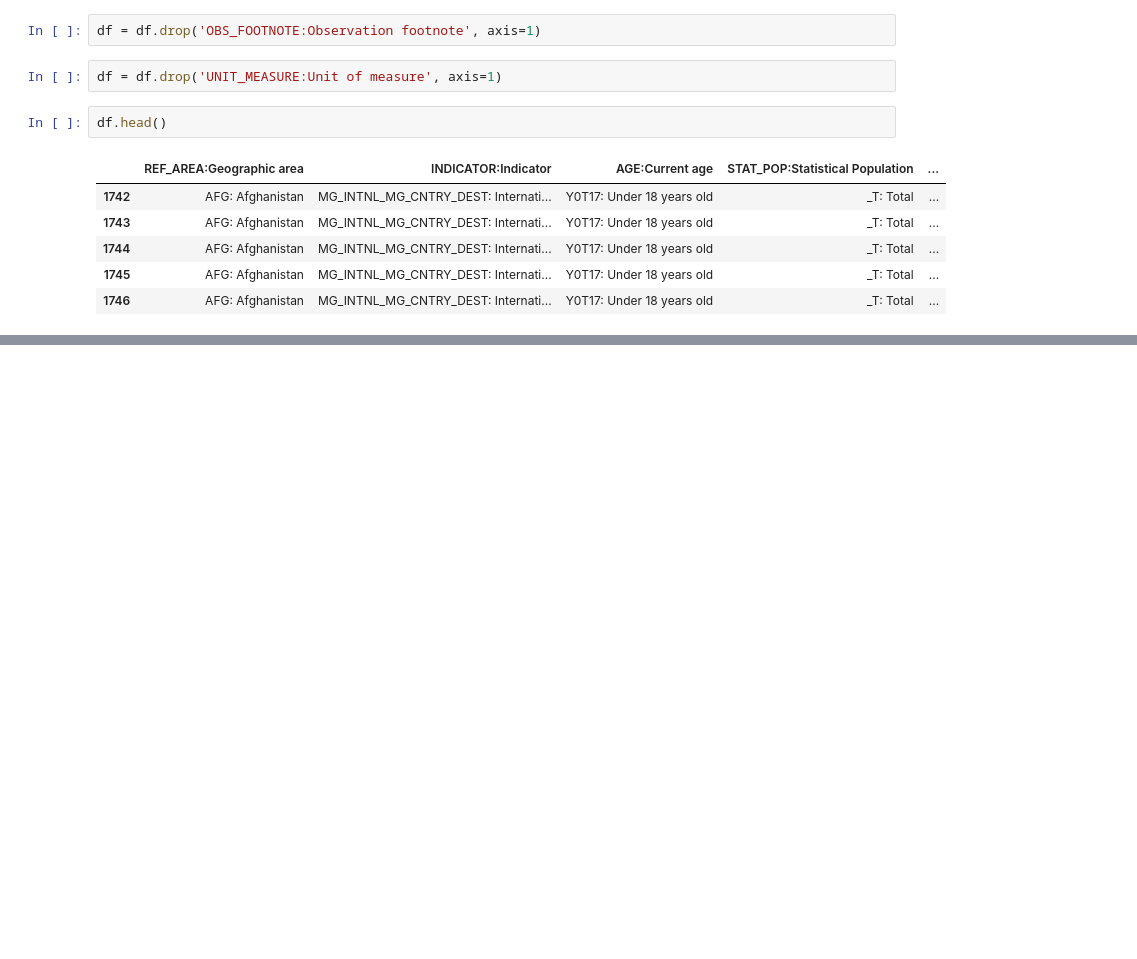
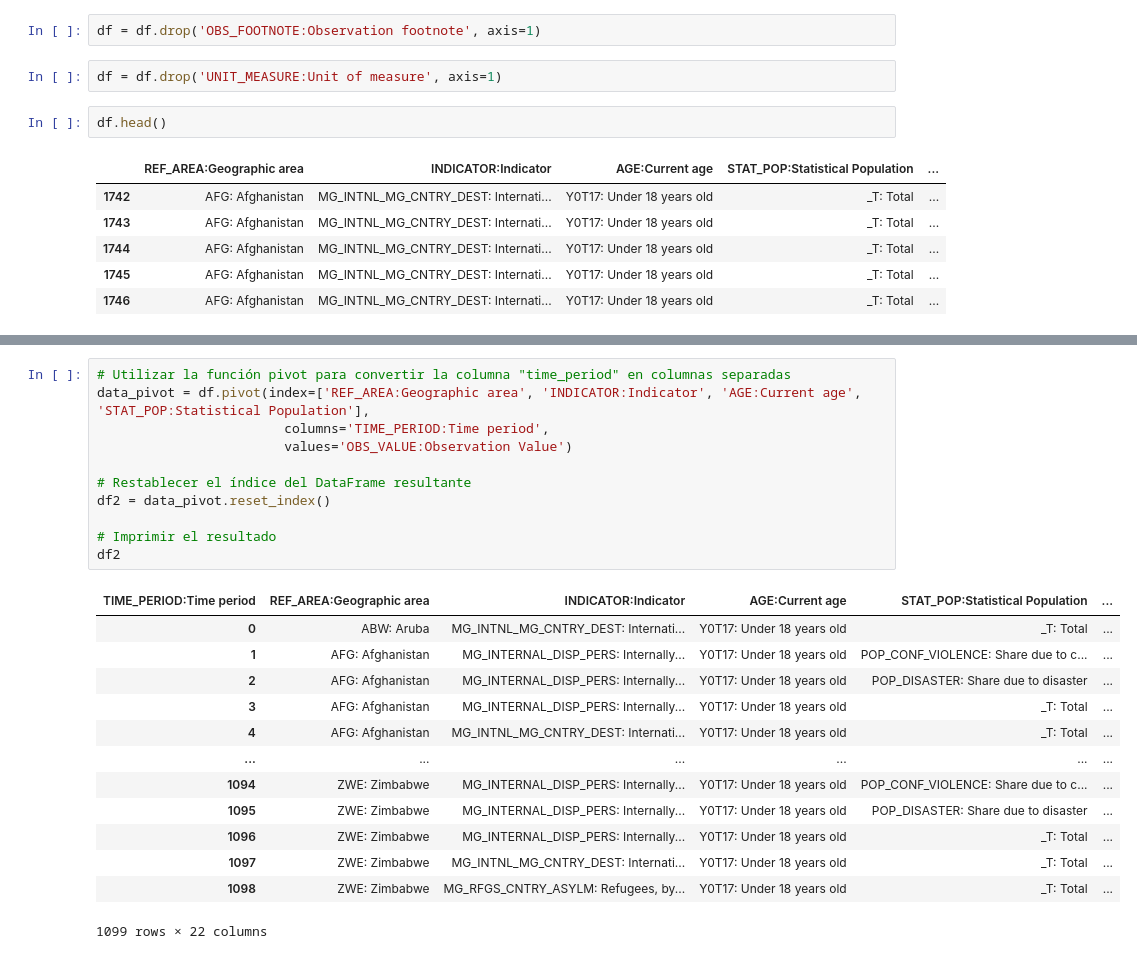
Before and after one commit to monicaclaros/WW_Migration, a Jupyter notebook: WW_Migration.ipynb, the cells around one changed output, grey strips where cells are left out. Drawn from its saved outputs; the diff is of its cells as text; blank space fills up the shorter version.

```diff
--- a/WW_Migration.ipynb
+++ b/WW_Migration.ipynb
@@ -185,0 +99,25 @@ print(df_filtered)
+# %%
+# Utilizar la función pivot para convertir la columna "time_period" en columnas separadas
+data_pivot = df.pivot(index=['REF_AREA:Geographic area', 'INDICATOR:Indicator', 'AGE:Current age', 'STAT_POP:Statistical Population'],
+                        columns='TIME_PERIOD:Time period',
+                        values='OBS_VALUE:Observation Value')
+
+# Restablecer el índice del DataFrame resultante
+df2 = data_pivot.reset_index()
+
+# Imprimir el resultado
+df2
+# %% [output]
+| TIME_PERIOD:Time period | REF_AREA:Geographic area | INDICATOR:Indicator | AGE:Current age | STAT_POP:Statistical Population | ... |
+| 0 | ABW: Aruba | MG_INTNL_MG_CNTRY_DEST: Internati... | Y0T17: Under 18 years old | _T: Total | ... |
+| 1 | AFG: Afghanistan | MG_INTERNAL_DISP_PERS: Internally... | Y0T17: Under 18 years old | POP_CONF_VIOLENCE: Share due to c... | ... |
+| 2 | AFG: Afghanistan | MG_INTERNAL_DISP_PERS: Internally... | Y0T17: Under 18 years old | POP_DISASTER: Share due to disaster | ... |
+| 3 | AFG: Afghanistan | MG_INTERNAL_DISP_PERS: Internally... | Y0T17: Under 18 years old | _T: Total | ... |
+| 4 | AFG: Afghanistan | MG_INTNL_MG_CNTRY_DEST: Internati... | Y0T17: Under 18 years old | _T: Total | ... |
+| ... | ... | ... | ... | ... | ... |
+| 1094 | ZWE: Zimbabwe | MG_INTERNAL_DISP_PERS: Internally... | Y0T17: Under 18 years old | POP_CONF_VIOLENCE: Share due to c... | ... |
+| 1095 | ZWE: Zimbabwe | MG_INTERNAL_DISP_PERS: Internally... | Y0T17: Under 18 years old | POP_DISASTER: Share due to disaster | ... |
+| 1096 | ZWE: Zimbabwe | MG_INTERNAL_DISP_PERS: Internally... | Y0T17: Under 18 years old | _T: Total | ... |
+| 1097 | ZWE: Zimbabwe | MG_INTNL_MG_CNTRY_DEST: Internati... | Y0T17: Under 18 years old | _T: Total | ... |
+| 1098 | ZWE: Zimbabwe | MG_RFGS_CNTRY_ASYLM: Refugees, by... | Y0T17: Under 18 years old | _T: Total | ... |
+1099 rows × 22 columns
```
Also changed, not shown: parts of 11 cells of this notebook, 5 other files.
